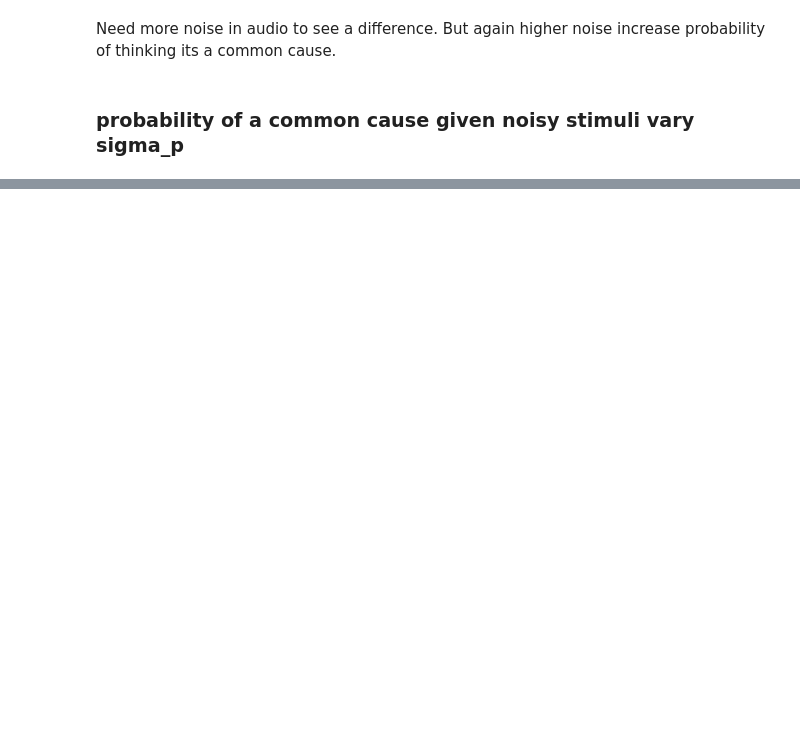
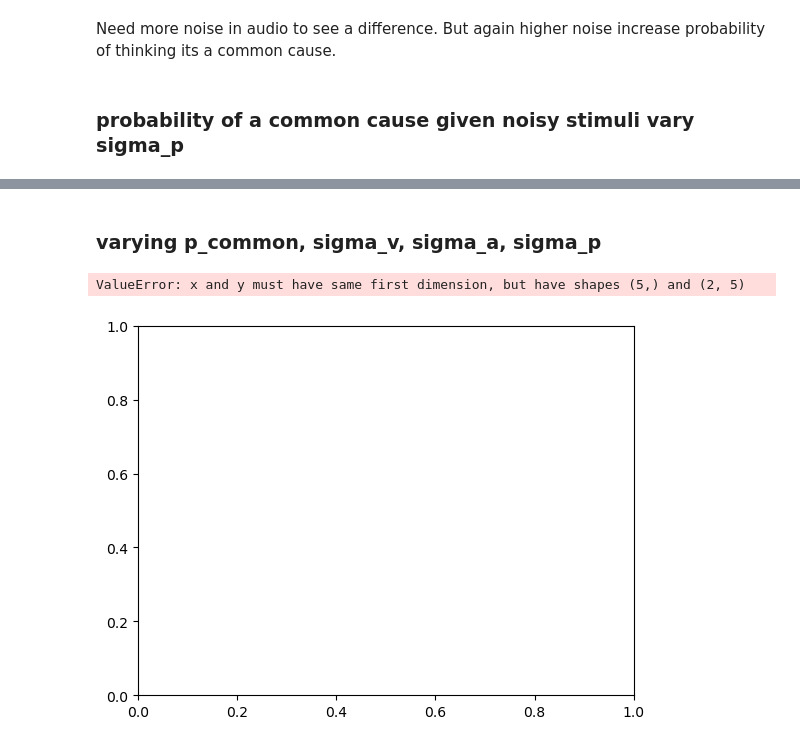
Before and after one commit to Anina2407/Causal-Inference-in-Multisensory-Perception, a Jupyter notebook: msi.ipynb, the cells around one changed output, grey strips where cells are left out. Drawn from its saved outputs; the diff is of its cells as text; code cells hidden in the pictures; blank space fills up the shorter version.

```diff
--- a/msi.ipynb
+++ b/msi.ipynb
@@ -138,0 +207,19 @@ plt.show()
+# %% [markdown]
+### varying p_common, sigma_v, sigma_a, sigma_p
+# %%
+P_common_difference = [0.2, 0.5, 0.8, 0.9]
+P_common_dict = {}
+for p_common in P_common_difference:
+    xv_xa_values = estimate_sv_sa(x_v_values, x_a_values, p_common=p_common)
+    P_common_dict[p_common] = xv_xa_values
+
+for p_common, p_values in P_common_dict.items():
+    plt.plot(x_diff, p_values, label=f'p_common = {p_common}')
+plt.xlabel('Spatial disparity [deg]')
+plt.ylabel('Probability of common cause')
+plt.title('Probability of a common cause given noisy stimuli (default value)')
+plt.legend()
+plt.show()
+# %% [output]
+ValueError: x and y must have same first dimension, but have shapes (5,) and (2, 5)
+[figure, added]
```
Also changed, not shown: parts of 20 cells of this notebook.
